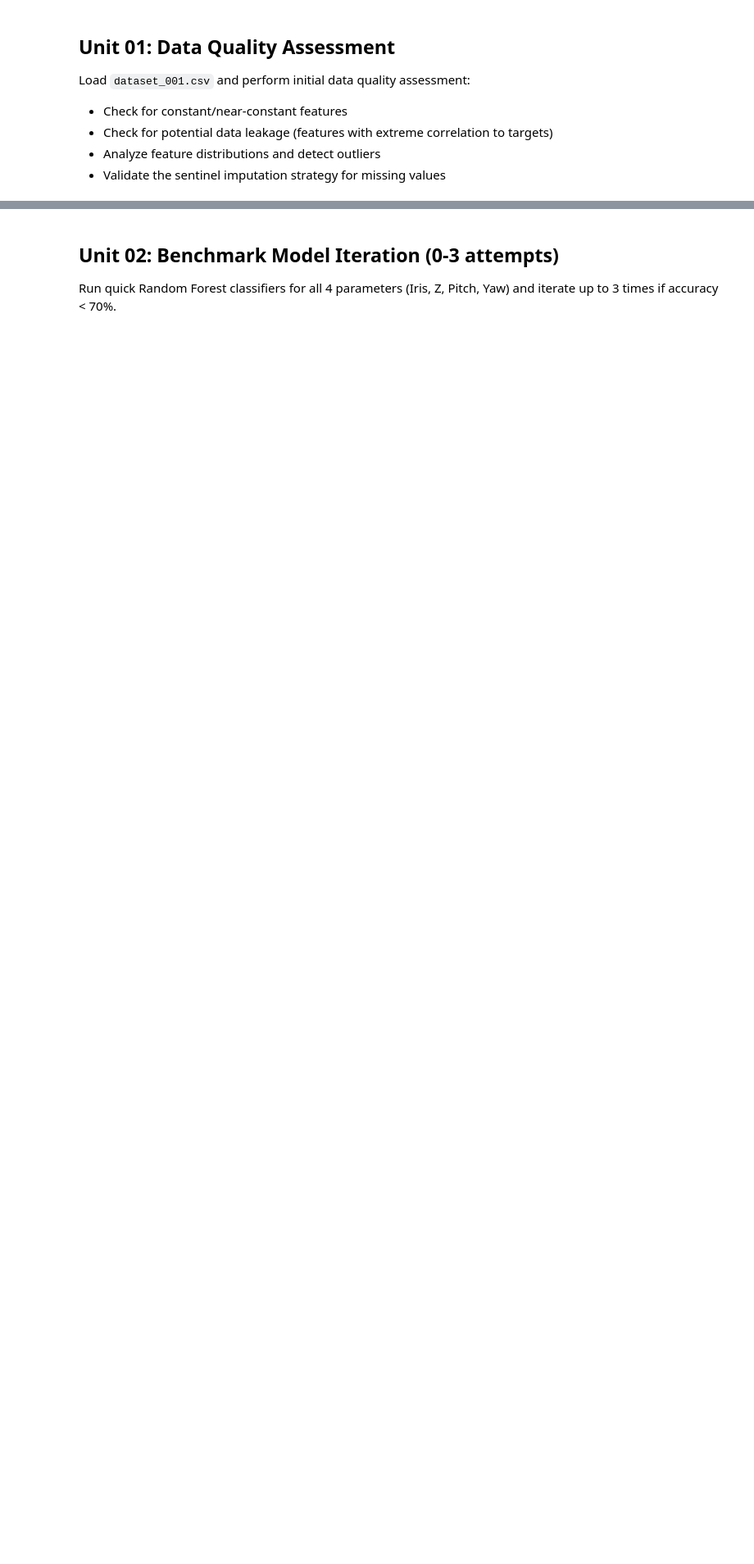
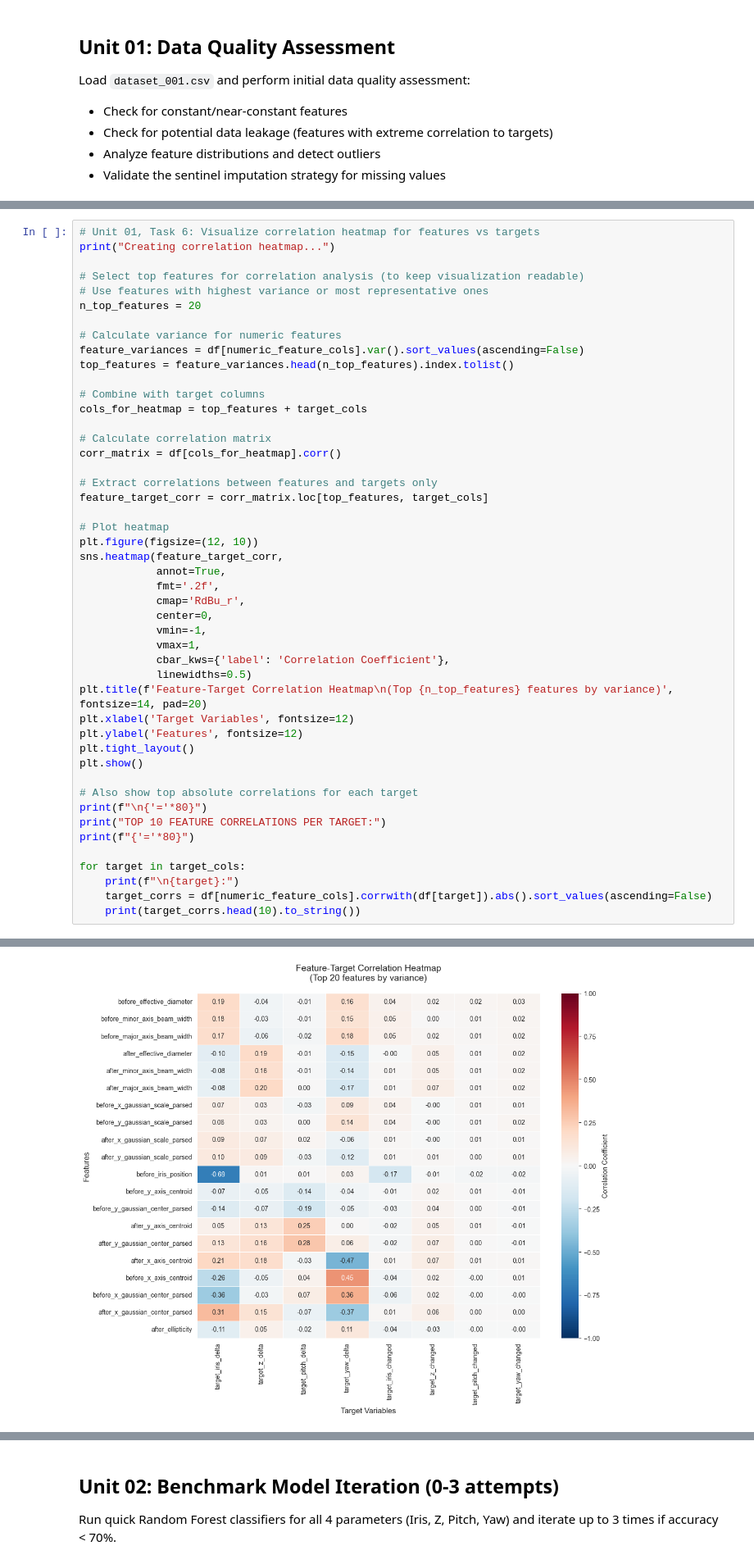
Before and after one commit to Samonto-Karmaker/Exp-Laser-Resonator-Beam-Alignment-Recommandation-System, a Jupyter notebook: notebooks/02_exploratory_data_analysis.ipynb, the cells around one changed output, grey strips where cells are left out. Shown at 82% size. Cells and saved outputs as stored; diff of their text form; blank space fills up the shorter version.

```diff
--- a/notebooks/02_exploratory_data_analysis.ipynb
+++ b/notebooks/02_exploratory_data_analysis.ipynb
@@ -89,0 +454,48 @@ display(df[numeric_cols].describe())
+# %%
+# Unit 01, Task 6: Visualize correlation heatmap for features vs targets
+print("Creating correlation heatmap...")
+
+# Select top features for correlation analysis (to keep visualization readable)
+# Use features with highest variance or most representative ones
+n_top_features = 20
+
+# Calculate variance for numeric features
+feature_variances = df[numeric_feature_cols].var().sort_values(ascending=False)
+top_features = feature_variances.head(n_top_features).index.tolist()
+
+# Combine with target columns
+cols_for_heatmap = top_features + target_cols
+
+# Calculate correlation matrix
+corr_matrix = df[cols_for_heatmap].corr()
+
+# Extract correlations between features and targets only
+feature_target_corr = corr_matrix.loc[top_features, target_cols]
+
+# Plot heatmap
+plt.figure(figsize=(12, 10))
+sns.heatmap(feature_target_corr,
+            annot=True,
+            fmt='.2f',
+            cmap='RdBu_r',
+            center=0,
+            vmin=-1,
+            vmax=1,
+            cbar_kws={'label': 'Correlation Coefficient'},
+            linewidths=0.5)
+plt.title(f'Feature-Target Correlation Heatmap\n(Top {n_top_features} features by variance)', fontsize=14, pad=20)
+plt.xlabel('Target Variables', fontsize=12)
+plt.ylabel('Features', fontsize=12)
+plt.tight_layout()
+plt.show()
+
+# Also show top absolute correlations for each target
+print(f"\n{'='*80}")
+print("TOP 10 FEATURE CORRELATIONS PER TARGET:")
+print(f"{'='*80}")
+
+for target in target_cols:
+    print(f"\n{target}:")
+    target_corrs = df[numeric_feature_cols].corrwith(df[target]).abs().sort_values(ascending=False)
+    print(target_corrs.head(10).to_string())
+# %% [output]
@@ -89,0 +503 @@ display(df[numeric_cols].describe())
+[figure, added]
```
Also changed, not shown: parts of 13 cells of this notebook, 2 other files.
